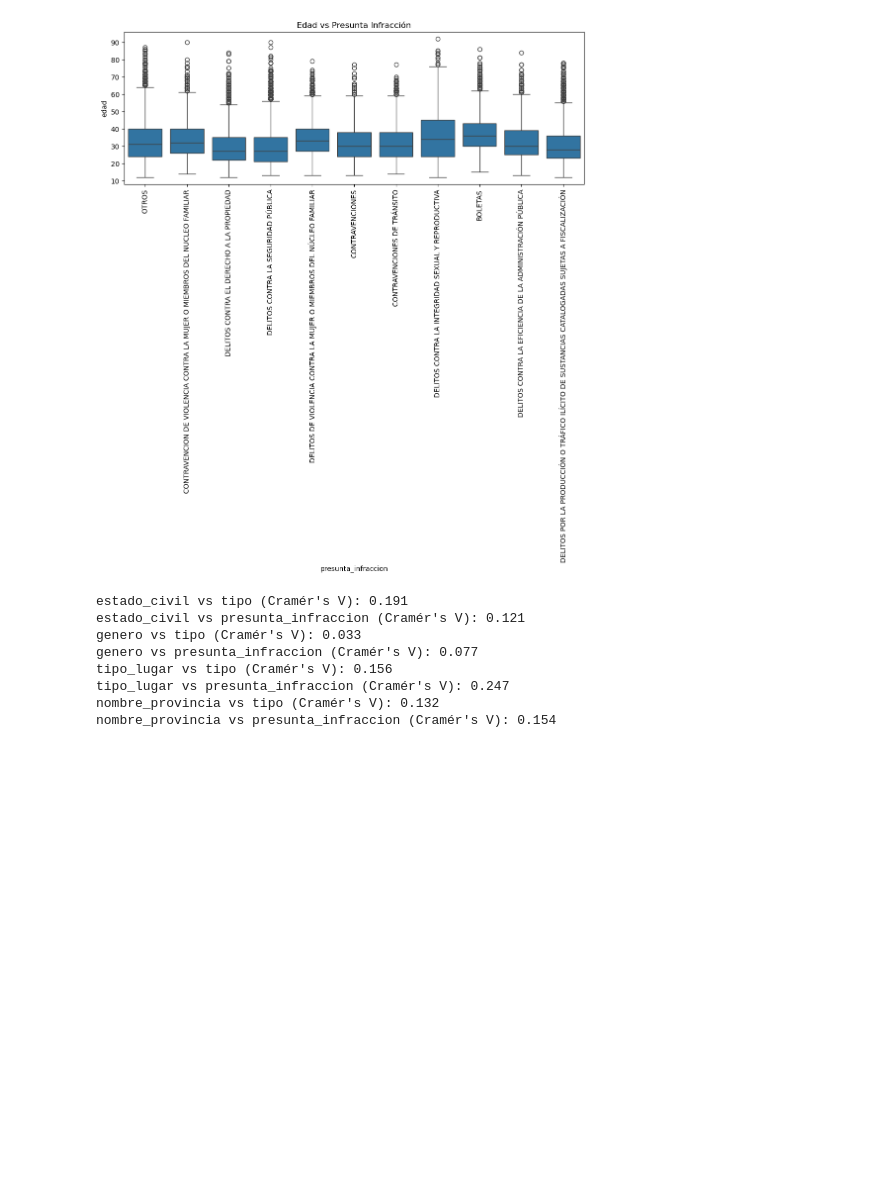
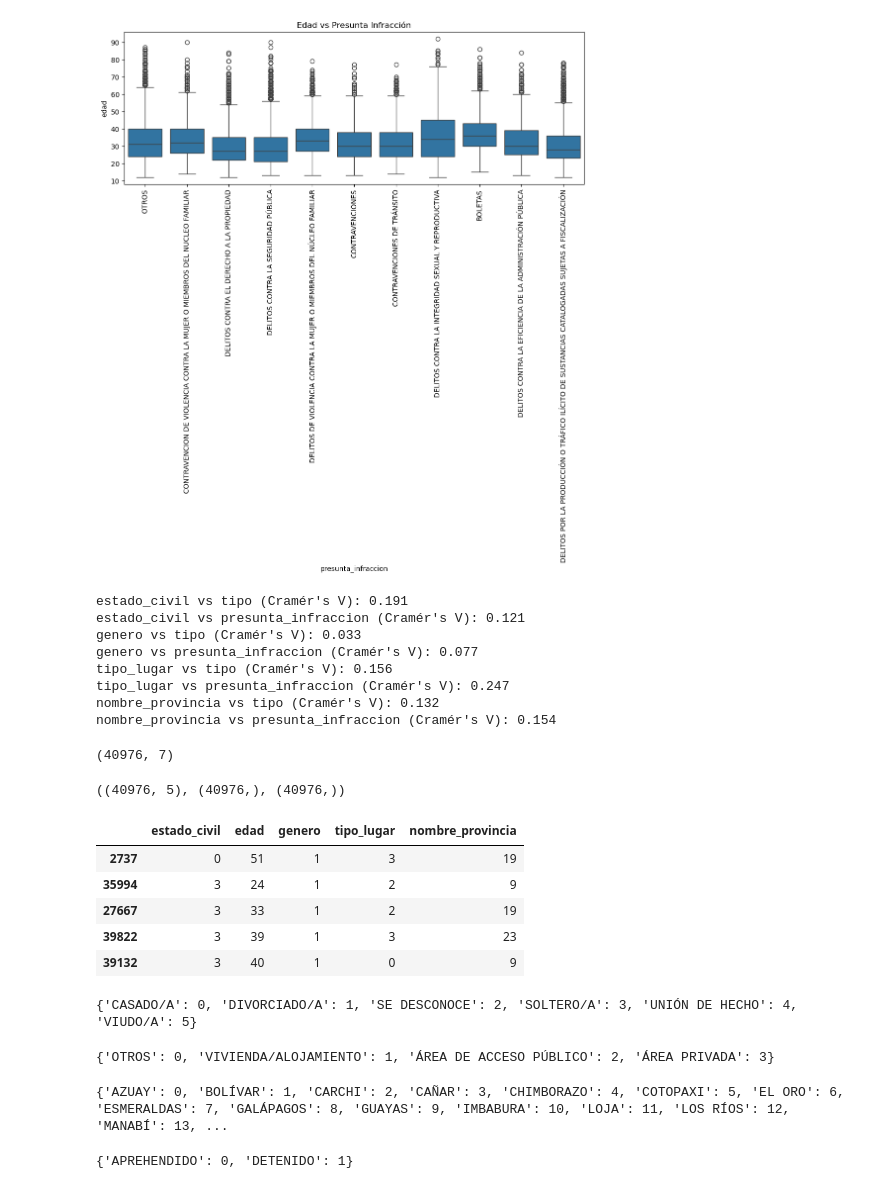
Before and after one commit to LeninGF/responsibleAI-dmiDetained, a Jupyter notebook: model.ipynb, the cells around one changed output. Saved outputs shown, nothing was run; the diff lists cells and outputs as text; code cells hidden in the pictures; blank space fills up the shorter version.

```diff
--- a/model.ipynb
+++ b/model.ipynb
@@ -77,3 +77,70 @@ tipo_lugar vs tipo (Cramér's V): 0.156
 tipo_lugar vs presunta_infraccion (Cramér's V): 0.247
 nombre_provincia vs tipo (Cramér's V): 0.132
 nombre_provincia vs presunta_infraccion (Cramér's V): 0.154
+# %%
+df.drop(columns=["codigo_provincia"], inplace=True)
+df.shape
+# %% [output]
+(40976, 7)
+# %%
+from sklearn.model_selection import train_test_split
+from sklearn.preprocessing import LabelEncoder
+from sklearn.ensemble import RandomForestClassifier
+from sklearn.metrics import classification_report
+
+# Encode categorical features
+df_encoded = df.copy()
+encoders = {}
+for col in df_encoded.select_dtypes(include=['object']).columns:
+    le = LabelEncoder()
+    df_encoded[col] = le.fit_transform(df_encoded[col])
+    encoders[col] = le
+
+
+# Features and targets
+X = df_encoded.drop(["tipo","presunta_infraccion"], axis=1)
+
+y_tipo = df_encoded["tipo"]
+y_infraccion = df_encoded["presunta_infraccion"]
+
+X.shape, y_tipo.shape, y_infraccion.shape
+# %% [output]
+((40976, 5), (40976,), (40976,))
+# %%
+X.sample(5)
+# %% [output]
+|  | estado_civil | edad | genero | tipo_lugar | nombre_provincia |
+| 2737 | 0 | 51 | 1 | 3 | 19 |
+| 35994 | 3 | 24 | 1 | 2 | 9 |
+| 27667 | 3 | 33 | 1 | 2 | 19 |
+| 39822 | 3 | 39 | 1 | 3 | 23 |
+| 39132 | 3 | 40 | 1 | 0 | 9 |
+# %%
+# Example: print mapping for "presunta_infraccion"
+this_feature = "estado_civil"
+print(dict(zip(encoders[this_feature].classes_,
+               encoders[this_feature].transform(encoders[this_feature].classes_))))
+# %% [output]
+{'CASADO/A': 0, 'DIVORCIADO/A': 1, 'SE DESCONOCE': 2, 'SOLTERO/A': 3, 'UNIÓN DE HECHO': 4, 'VIUDO/A': 5}
+# %%
+# Example: print mapping for "presunta_infraccion"
+this_feature = "tipo_lugar"
+print(dict(zip(encoders[this_feature].classes_,
+               encoders[this_feature].transform(encoders[this_feature].classes_))))
+# %% [output]
+{'OTROS': 0, 'VIVIENDA/ALOJAMIENTO': 1, 'ÁREA DE ACCESO PÚBLICO': 2, 'ÁREA PRIVADA': 3}
+# %%
+# Example: print mapping for "presunta_infraccion"
+this_feature = "nombre_provincia"
+print(dict(zip(encoders[this_feature].classes_,
+               encoders[this_feature].transform(encoders[this_feature].classes_))))
+# %% [output]
+{'AZUAY': 0, 'BOLÍVAR': 1, 'CARCHI': 2, 'CAÑAR': 3, 'CHIMBORAZO': 4, 'COTOPAXI': 5, 'EL ORO': 6, 'ESMERALDAS': 7, 'GALÁPAGOS': 8, 'GUAYAS': 9, 'IMBABURA': 10, 'LOJA': 11, 'LOS RÍOS': 12, 'MANABÍ': 13, ...
+# %%
+# Example: print mapping for "presunta_infraccion"
+this_feature = "tipo"
+tipo_dict = dict(zip(encoders[this_feature].classes_,
+               encoders[this_feature].transform(encoders[this_feature].classes_)))
+tipo_dict
+# %% [output]
+{'APREHENDIDO': 0, 'DETENIDO': 1}
```
Also changed, not shown: parts of 5 cells of this notebook.
